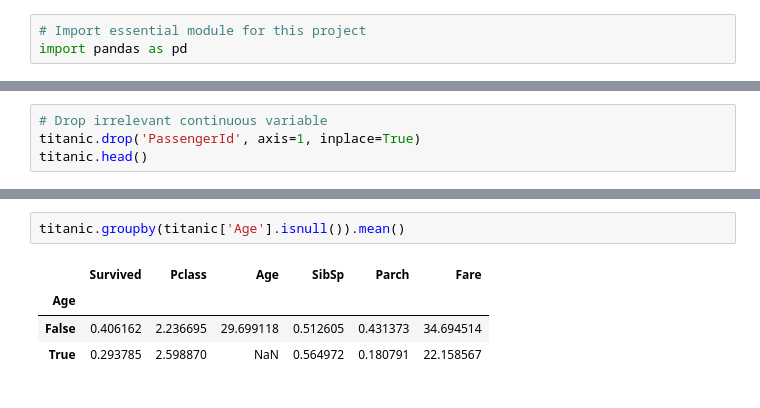
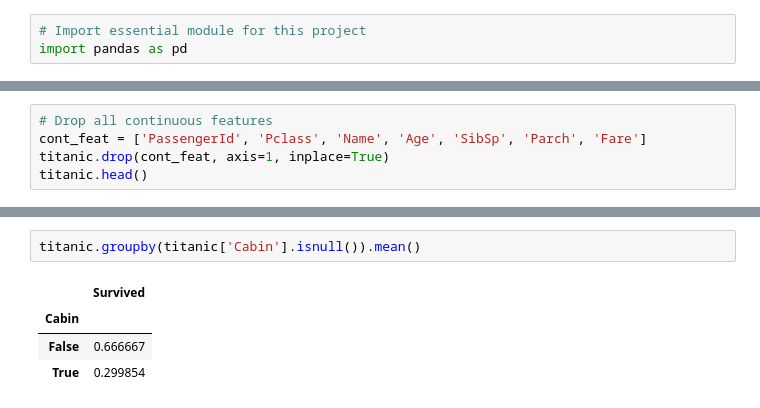
Before and after one commit to ZobaerIslam/ML_random_forest, a Jupyter notebook: randomForest_titanic.ipynb, the cells around one changed output, grey strips where cells are left out. Cells and saved outputs as stored; diff of their text form.

```diff
--- a/randomForest_titanic.ipynb
+++ b/randomForest_titanic.ipynb
@@ -54,5 +56,6 @@ memory usage: 83.7+ KB
 # %%
-# Drop irrelevant continuous variable
-titanic.drop('PassengerId', axis=1, inplace=True)
+# Drop all continuous features
+cont_feat = ['PassengerId', 'Pclass', 'Name', 'Age', 'SibSp', 'Parch', 'Fare']
+titanic.drop(cont_feat, axis=1, inplace=True)
 titanic.head()
 # %% [output]
@@ -67,7 +83,7 @@ titanic.head()
 # %%
-titanic.groupby(titanic['Age'].isnull()).mean()
+titanic.groupby(titanic['Cabin'].isnull()).mean()
 # %% [output]
-|  | Survived | Pclass | Age | SibSp | Parch | Fare |
-| Age |  |  |  |  |  |  |
-| False | 0.406162 | 2.236695 | 29.699118 | 0.512605 | 0.431373 | 34.694514 |
-| True | 0.293785 | 2.598870 | NaN | 0.564972 | 0.180791 | 22.158567 |
+|  | Survived |
+| Cabin |  |
+| False | 0.666667 |
+| True | 0.299854 |
```
Also changed, not shown: parts of 16 cells of this notebook.
